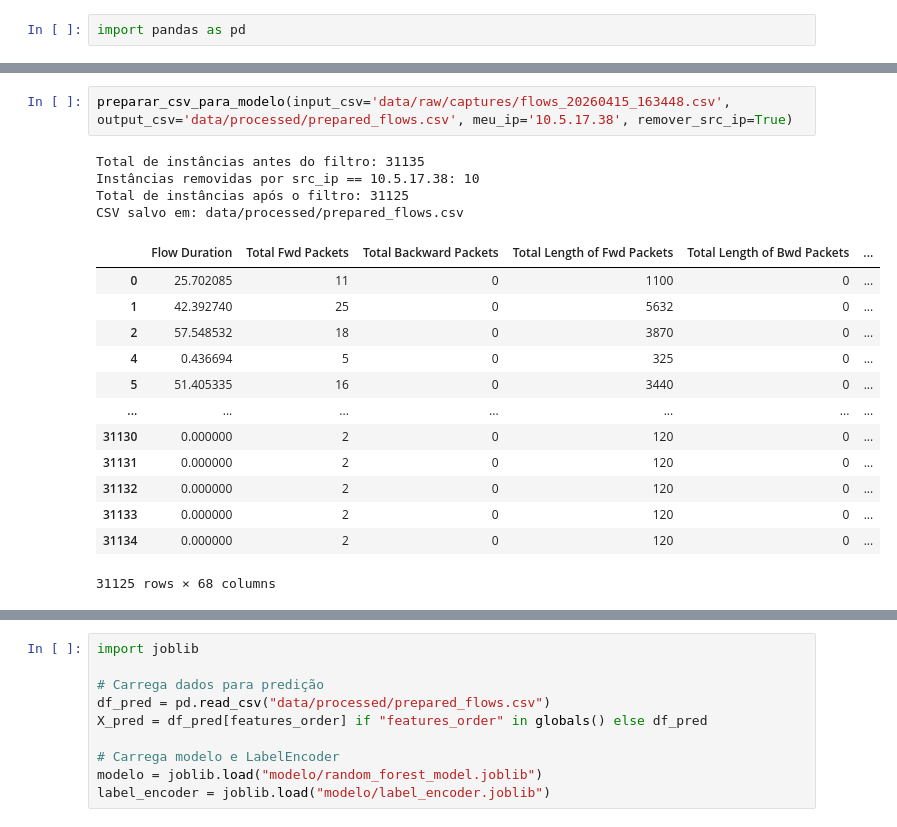
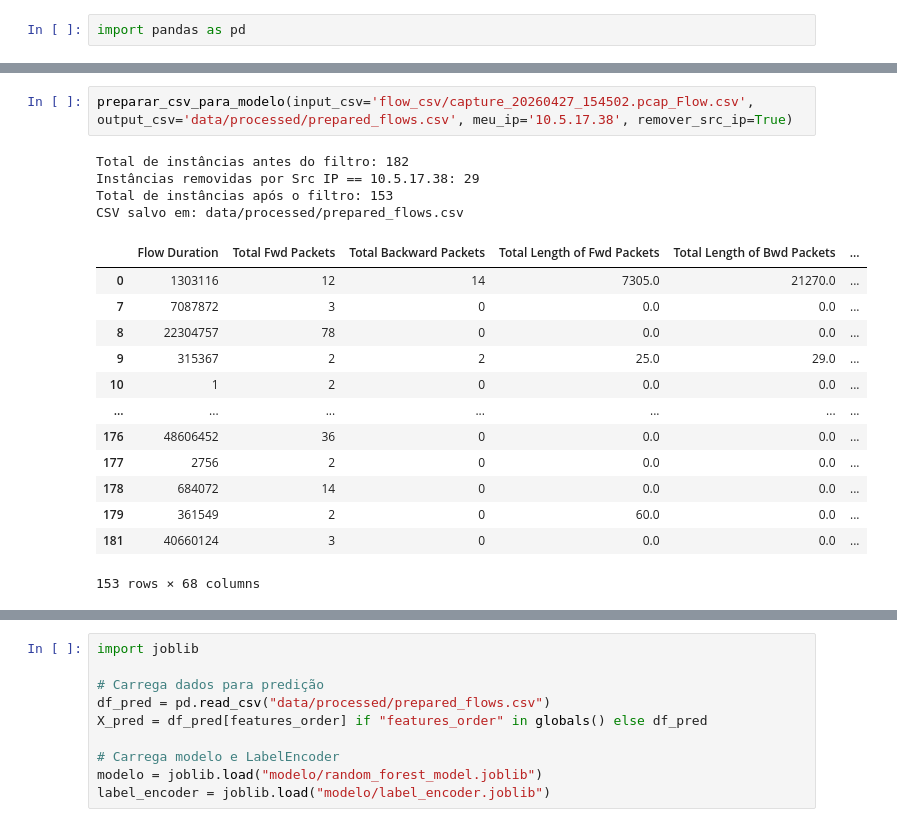
Before and after one commit to AlfredoLSN/Suricata_ML, a Jupyter notebook: test_class.ipynb, the cells around one changed output, grey strips where cells are left out. Cells and saved outputs as stored; diff of their text form.

```diff
--- a/test_class.ipynb
+++ b/test_class.ipynb
@@ -114,25 +123,25 @@ def preparar_csv_para_modelo(input_csv, output_csv=None, meu_ip=None, remover_sr
 
     return df_final
 # %%
-preparar_csv_para_modelo(input_csv='data/raw/captures/flows_20260415_163448.csv', output_csv='data/processed/prepared_flows.csv', meu_ip='10.5.17.38', remover_src_ip=True)
+preparar_csv_para_modelo(input_csv='flow_csv/capture_20260427_154502.pcap_Flow.csv', output_csv='data/processed/prepared_flows.csv', meu_ip='10.5.17.38', remover_src_ip=True)
 # %% [output]
-Total de instâncias antes do filtro: 31135
-Instâncias removidas por src_ip == 10.5.17.38: 10
-Total de instâncias após o filtro: 31125
+Total de instâncias antes do filtro: 182
+Instâncias removidas por Src IP == 10.5.17.38: 29
+Total de instâncias após o filtro: 153
 CSV salvo em: data/processed/prepared_flows.csv
 |  | Flow Duration | Total Fwd Packets | Total Backward Packets | Total Length of Fwd Packets | Total Length of Bwd Packets | ... |
-| 0 | 25.702085 | 11 | 0 | 1100 | 0 | ... |
-| 1 | 42.392740 | 25 | 0 | 5632 | 0 | ... |
-| 2 | 57.548532 | 18 | 0 | 3870 | 0 | ... |
-| 4 | 0.436694 | 5 | 0 | 325 | 0 | ... |
-| 5 | 51.405335 | 16 | 0 | 3440 | 0 | ... |
+| 0 | 1303116 | 12 | 14 | 7305.0 | 21270.0 | ... |
+| 7 | 7087872 | 3 | 0 | 0.0 | 0.0 | ... |
+| 8 | 22304757 | 78 | 0 | 0.0 | 0.0 | ... |
+| 9 | 315367 | 2 | 2 | 25.0 | 29.0 | ... |
+| 10 | 1 | 2 | 0 | 0.0 | 0.0 | ... |
 | ... | ... | ... | ... | ... | ... | ... |
-| 31130 | 0.000000 | 2 | 0 | 120 | 0 | ... |
-| 31131 | 0.000000 | 2 | 0 | 120 | 0 | ... |
-| 31132 | 0.000000 | 2 | 0 | 120 | 0 | ... |
-| 31133 | 0.000000 | 2 | 0 | 120 | 0 | ... |
-| 31134 | 0.000000 | 2 | 0 | 120 | 0 | ... |
+| 176 | 48606452 | 36 | 0 | 0.0 | 0.0 | ... |
+| 177 | 2756 | 2 | 0 | 0.0 | 0.0 | ... |
+| 178 | 684072 | 14 | 0 | 0.0 | 0.0 | ... |
+| 179 | 361549 | 2 | 0 | 60.0 | 0.0 | ... |
+| 181 | 40660124 | 3 | 0 | 0.0 | 0.0 | ... |
-31125 rows × 68 columns
+153 rows × 68 columns
 # %%
 df = pd.read_csv("data/processed/prepared_flows.csv")
 df.head()
```
Also changed, not shown: parts of 2 cells of this notebook.
